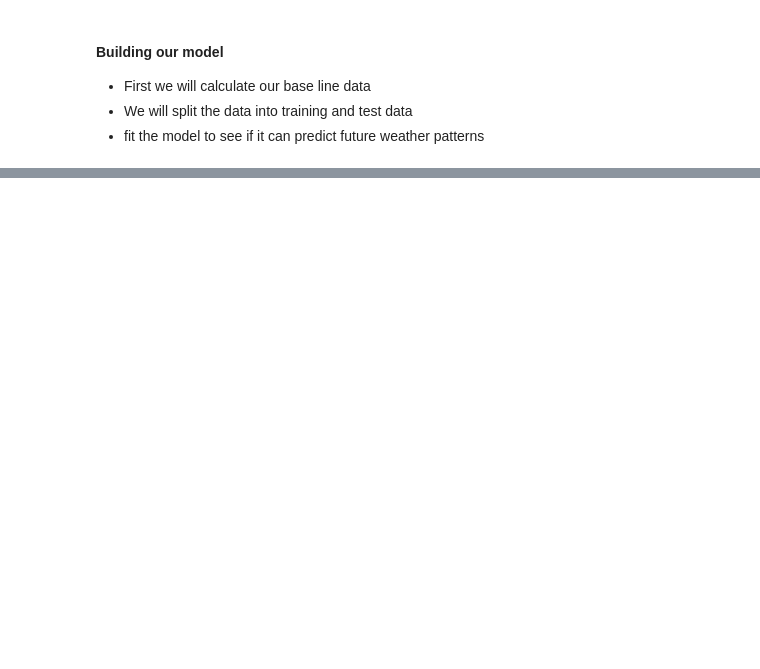
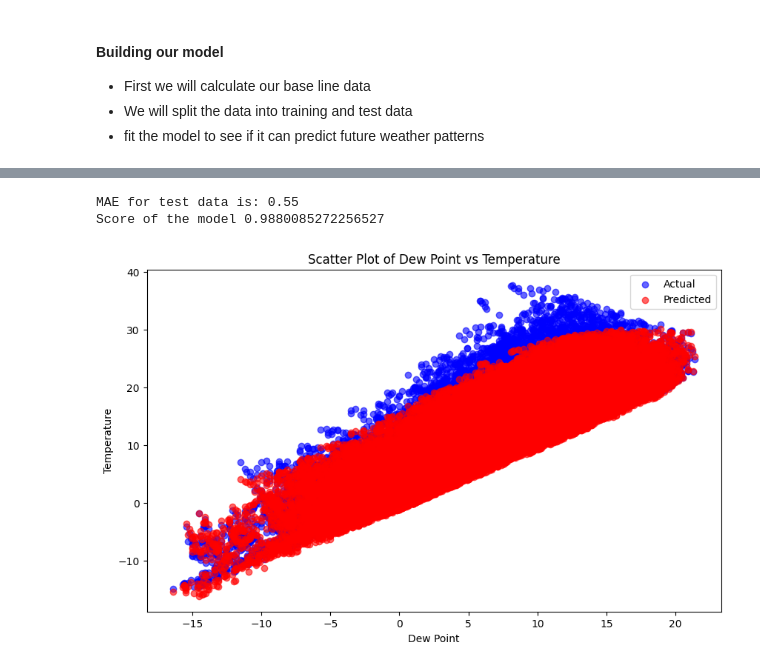
Before and after one commit to katleho-0016/analysis-on-Weather-Series, a Jupyter notebook: analysis.ipynb, the cells around one changed output, grey strips where cells are left out. Cells and saved outputs as stored; diff of their text form; code cells hidden in the pictures; blank space fills up the shorter version.

Commit message:
added model

```diff
--- a/analysis.ipynb
+++ b/analysis.ipynb
@@ -109,3 +110,10 @@ df.head()
 - fit the model to see if it can predict future weather patterns
 # %%
 #### Analysis
+# test_data,train_data = df[:int(len(df)*0.8)],df[int(len(df)*0.8):]
+target = "temperature"
+feature = ["relative_humidity","dew_point","pressure_msl (hPa)"]
+X = df[feature]
+y = df[target]
+x_train,x_test = train_test_split(X,test_size=0.2,shuffle=False)
+y_train,y_test = train_test_split(y,test_size=0.2,shuffle=False)
@@ -111,0 +130,4 @@ df.head()
+# %%
+## Building Pipeline and train Model
+model = make_pipeline(OneHotEncoder(use_cat_names=True),LinearRegression())
+model.fit(x_train,y_train)
@@ -111,0 +138,20 @@ df.head()
+# %%
+## Testing the model
+y_pred = model.predict(x_test)
+test_mae = mean_absolute_error(y_test,y_pred)
+print("MAE for test data is:",round(test_mae,2))
+print("Score of the model",model.score(x_test,y_test))
+# %% [output]
+MAE for test data is: 0.55
+Score of the model 0.9880085272256527
+# %%
+plt.figure(figsize=(10, 6))
+plt.scatter(x_test['dew_point'], y_test, color='blue', label='Actual', alpha=0.6)
+plt.scatter(x_test['dew_point'], y_pred, color='red', label='Predicted', alpha=0.6)
+plt.title('Scatter Plot of Dew Point vs Temperature')
+plt.xlabel('Dew Point')
+plt.ylabel('Temperature')
+plt.legend()
+plt.show()
+# %% [output]
+[figure, added]
```
Also changed, not shown: parts of 3 cells of this notebook.
